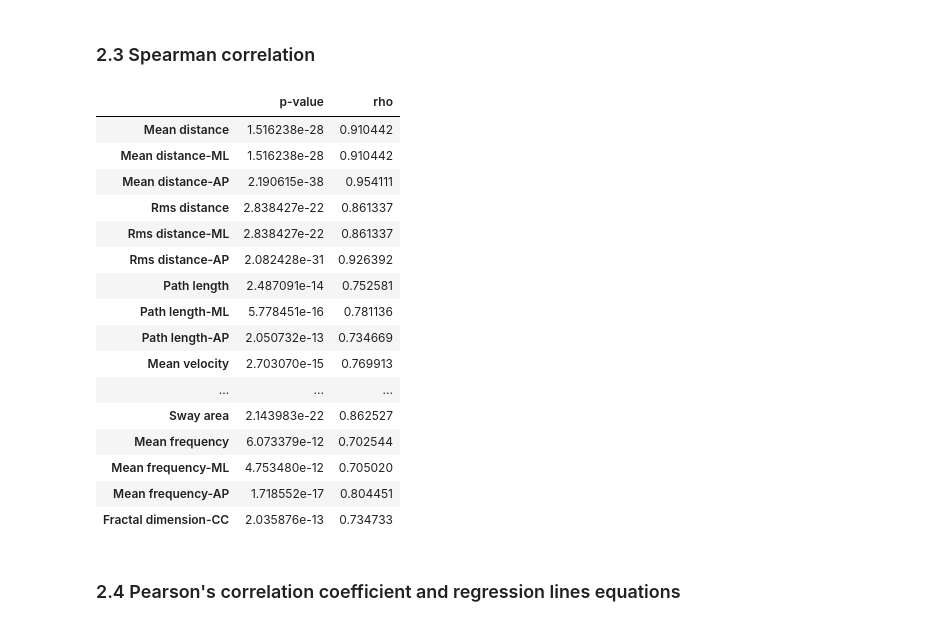
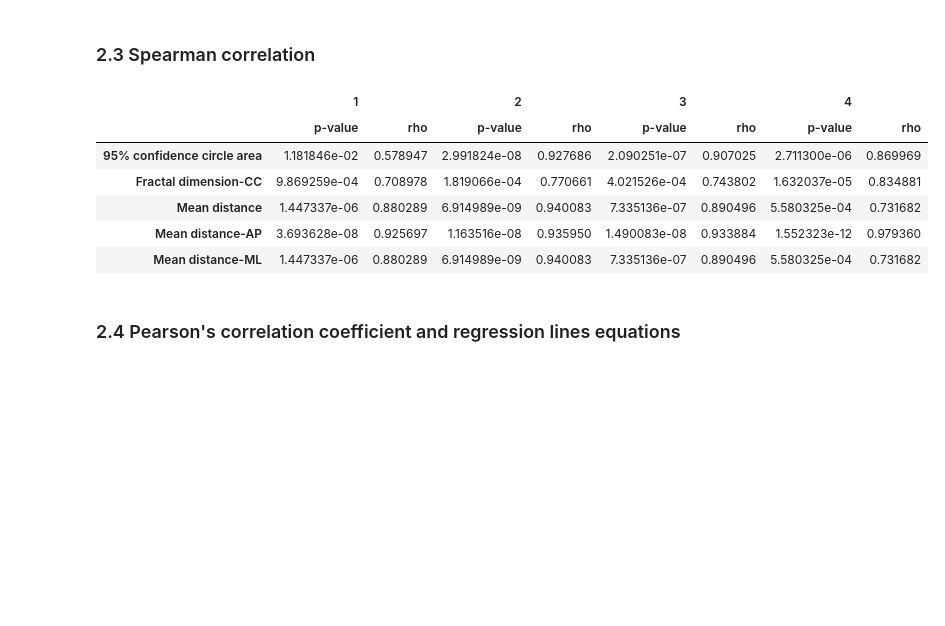
Before and after one commit to Antoninj/master_thesis, a Jupyter notebook: notebooks/feature_results_statistical_analysis.ipynb, the cells around one changed output. Drawn from its saved outputs; the diff is of its cells as text; code cells hidden in the pictures; blank space fills up the shorter version.

Commit message:
spearman correlation function refactoring + notebook update

```diff
--- a/notebooks/feature_results_statistical_analysis.ipynb
+++ b/notebooks/feature_results_statistical_analysis.ipynb
@@ -229,25 +209,33 @@ time_mean_results.head()
 ### 2.3 Spearman correlation
 # %%
 def compute_spearman_correlation(df1, df2):
-    result_dict = {}
-    # Loop over each feature
-    for column in df1.columns:
-        x = df1[column]
-        y = df2[column]
 
-        try:
+    wbb_numbers = ["1", "2", "3", "4"]
+    dfs_1 = [df1.loc[(df1.index.get_level_values(3) == number)] for number in wbb_numbers]
+    dfs_2 = [df2.loc[(df2.index.get_level_values(3) == number)] for number in wbb_numbers]
+
+    result_dict = {key:{} for key in df1.columns}
+
+    for (df1, df2, number) in zip(dfs_1, dfs_2, wbb_numbers):
+        # Loop over each feature
+        for column in df1.columns:
+            x = df1[column]
+            y = df2[column]
+
             # Compute the spearman coefficient(rho) and the corresponding p-value
             rho, p_value = stats.spearmanr(x, y, nan_policy="propagate")
 
             # Store the results
-            result_dict[column] = {}
-            result_dict[column]["rho"] = rho
-            result_dict[column]["p-value"] = p_value
+            result_dict[column][number] = {}
+            result_dict[column][number]["p-value"] = p_value
+            result_dict[column][number]["rho"] = rho
 
-        except (RuntimeWarning, Exception) as err:
-            logger.error("Problem with feature: {}.\n{}".format(column, err), exc_info=True, stack_info=True)
-            pass
+    result_dict_collapsed = {(outer_k, inner_k): inner_v for outer_k in result_dict
+               for inner_k, inner_v in result_dict[outer_k].items()}
 
-    return result_dict
+    aggregated_results = pd.DataFrame.from_dict(result_dict_collapsed).transpose()
+    aggregated_results = aggregated_results.unstack().stack(0).unstack()
+
+    return aggregated_results
 # %%
 time_spearman_results = compute_spearman_correlation(wbb_time, fp_time)
@@ -256,23 +242,13 @@ time_spearman_results_df = pd.DataFrame.from_dict(time_spearman_results).transpo
-# %%
-time_spearman_results_df
-# %% [output]
-|  | p-value | rho |
-| Mean distance | 1.516238e-28 | 0.910442 |
-| Mean distance-ML | 1.516238e-28 | 0.910442 |
-| Mean distance-AP | 2.190615e-38 | 0.954111 |
-| Rms distance | 2.838427e-22 | 0.861337 |
-| Rms distance-ML | 2.838427e-22 | 0.861337 |
-| Rms distance-AP | 2.082428e-31 | 0.926392 |
-| Path length | 2.487091e-14 | 0.752581 |
-| Path length-ML | 5.778451e-16 | 0.781136 |
-| Path length-AP | 2.050732e-13 | 0.734669 |
-| Mean velocity | 2.703070e-15 | 0.769913 |
-| ... | ... | ... |
-| Sway area | 2.143983e-22 | 0.862527 |
-| Mean frequency | 6.073379e-12 | 0.702544 |
-| Mean frequency-ML | 4.753480e-12 | 0.705020 |
-| Mean frequency-AP | 1.718552e-17 | 0.804451 |
-| Fractal dimension-CC | 2.035876e-13 | 0.734733 |
+# %%
+time_spearman_results.head()
+# %% [output]
+|  | 1 |  | 2 |  | 3 |  | 4 |  |
+|  | p-value | rho | p-value | rho | p-value | rho | p-value | rho |
+| 95% confidence circle area | 1.181846e-02 | 0.578947 | 2.991824e-08 | 0.927686 | 2.090251e-07 | 0.907025 | 2.711300e-06 | 0.869969 |
+| Fractal dimension-CC | 9.869259e-04 | 0.708978 | 1.819066e-04 | 0.770661 | 4.021526e-04 | 0.743802 | 1.632037e-05 | 0.834881 |
+| Mean distance | 1.447337e-06 | 0.880289 | 6.914989e-09 | 0.940083 | 7.335136e-07 | 0.890496 | 5.580325e-04 | 0.731682 |
+| Mean distance-AP | 3.693628e-08 | 0.925697 | 1.163516e-08 | 0.935950 | 1.490083e-08 | 0.933884 | 1.552323e-12 | 0.979360 |
+| Mean distance-ML | 1.447337e-06 | 0.880289 | 6.914989e-09 | 0.940083 | 7.335136e-07 | 0.890496 | 5.580325e-04 | 0.731682 |
 # %% [markdown]
 ### 2.4 Pearson's correlation coefficient and regression lines equations
 # %%
```
Also changed, not shown: parts of 5 cells of this notebook, 4 other files.
